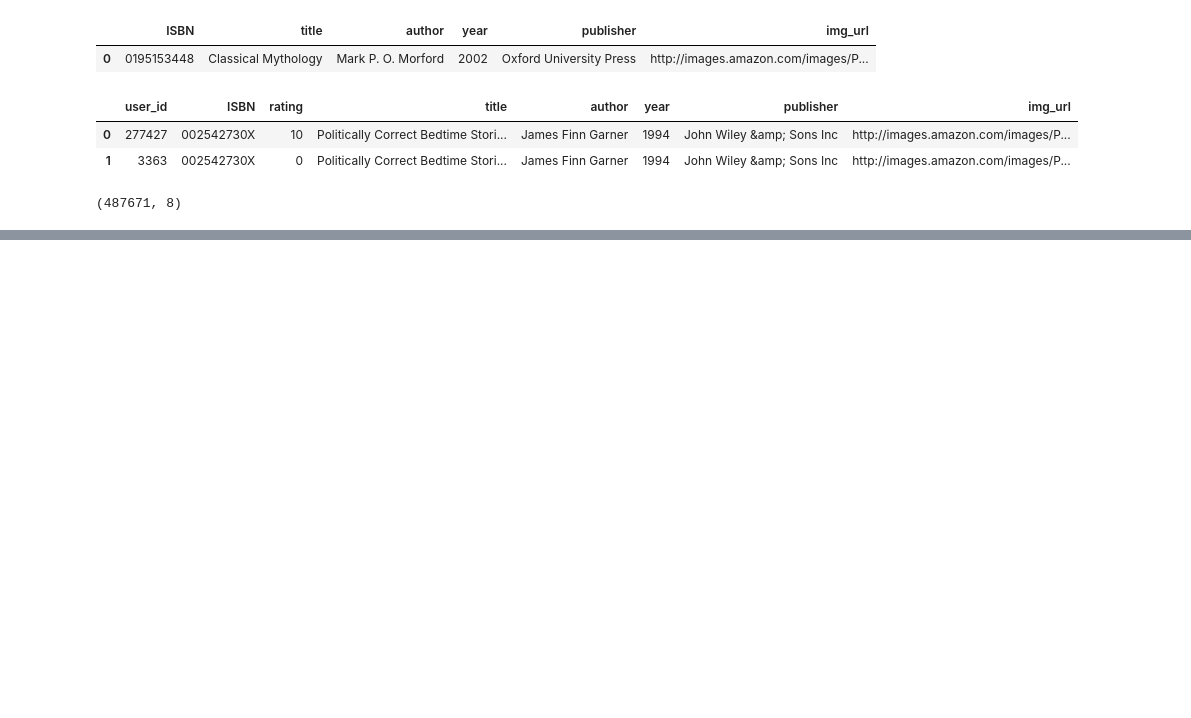
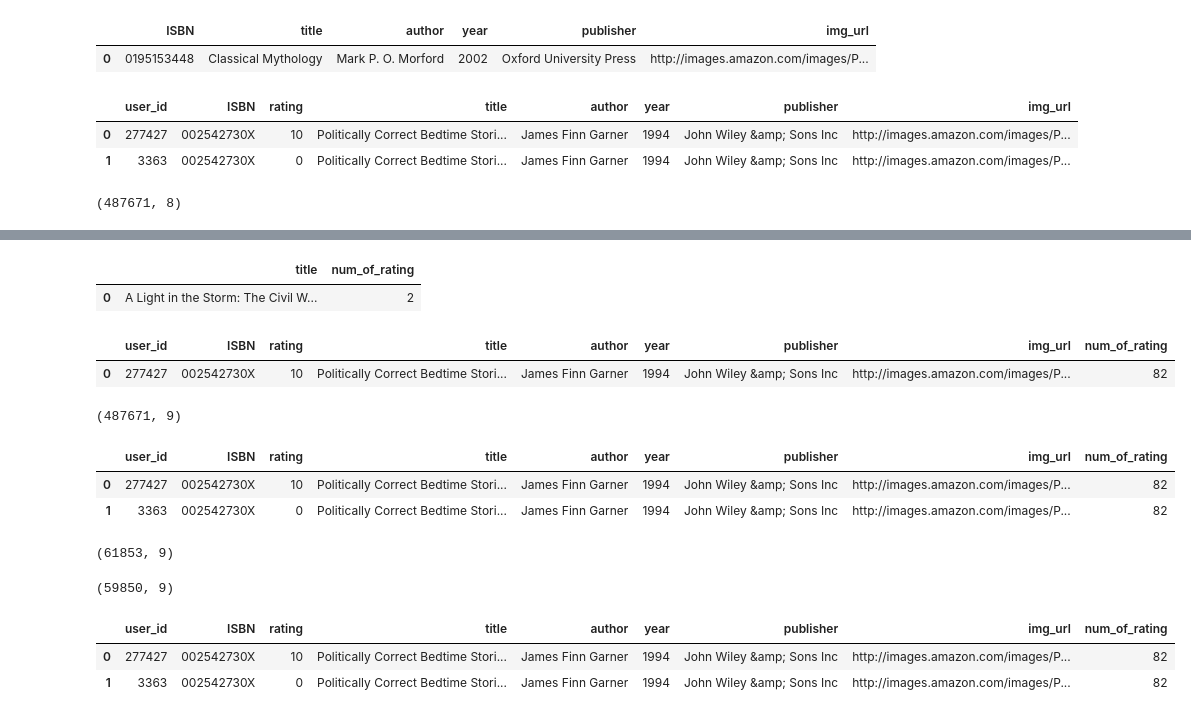
Before and after one commit to AyeshaIrshad1337/Woven, a Jupyter notebook: woven.ipynb, the cells around one changed output, grey strips where cells are left out. Drawn from its saved outputs; the diff is of its cells as text; code cells hidden in the pictures; blank space fills up the shorter version.

```diff
--- a/woven.ipynb
+++ b/woven.ipynb
@@ -164,3 +164,5 @@ ratings_with_books.head(2)
 ratings_with_books.shape
 # %% [output]
 (487671, 8)
+# %%
+num_rating=ratings_with_books.groupby('title')['rating'].count().reset_index()
@@ -166,0 +178,32 @@ ratings_with_books.shape
+# %%
+num_rating.rename(columns={
+    "rating":"num_of_rating"
+},inplace=True)
+# %%
+num_rating.head(1)
+# %% [output]
+|  | title | num_of_rating |
+| 0 | A Light in the Storm: The Civil W... | 2 |
+# %%
+final_rating=ratings_with_books.merge(num_rating, on="title")
+# %%
+final_rating.head(1)
+# %% [output]
+|  | user_id | ISBN | rating | title | author | year | publisher | img_url | num_of_rating |
+| 0 | 277427 | 002542730X | 10 | Politically Correct Bedtime Stori... | James Finn Garner | 1994 | John Wiley &amp; Sons Inc | http://images.amazon.com/images/P... | 82 |
+# %%
+final_rating.shape
+# %% [output]
+(487671, 9)
+# %%
+final_rating=final_rating[final_rating['num_of_rating']>=50]
+# %%
+final_rating.head(2)
+# %% [output]
+|  | user_id | ISBN | rating | title | author | year | publisher | img_url | num_of_rating |
+| 0 | 277427 | 002542730X | 10 | Politically Correct Bedtime Stori... | James Finn Garner | 1994 | John Wiley &amp; Sons Inc | http://images.amazon.com/images/P... | 82 |
+| 1 | 3363 | 002542730X | 0 | Politically Correct Bedtime Stori... | James Finn Garner | 1994 | John Wiley &amp; Sons Inc | http://images.amazon.com/images/P... | 82 |
+# %%
+final_rating.shape
+# %% [output]
+(61853, 9)
@@ -166,0 +212,10 @@ ratings_with_books.shape
+# %%
+final_rating.shape
+# %% [output]
+(59850, 9)
+# %%
+final_rating.head(2)
+# %% [output]
+|  | user_id | ISBN | rating | title | author | year | publisher | img_url | num_of_rating |
+| 0 | 277427 | 002542730X | 10 | Politically Correct Bedtime Stori... | James Finn Garner | 1994 | John Wiley &amp; Sons Inc | http://images.amazon.com/images/P... | 82 |
+| 1 | 3363 | 002542730X | 0 | Politically Correct Bedtime Stori... | James Finn Garner | 1994 | John Wiley &amp; Sons Inc | http://images.amazon.com/images/P... | 82 |
```
Also changed, not shown: parts of 2 cells of this notebook.
